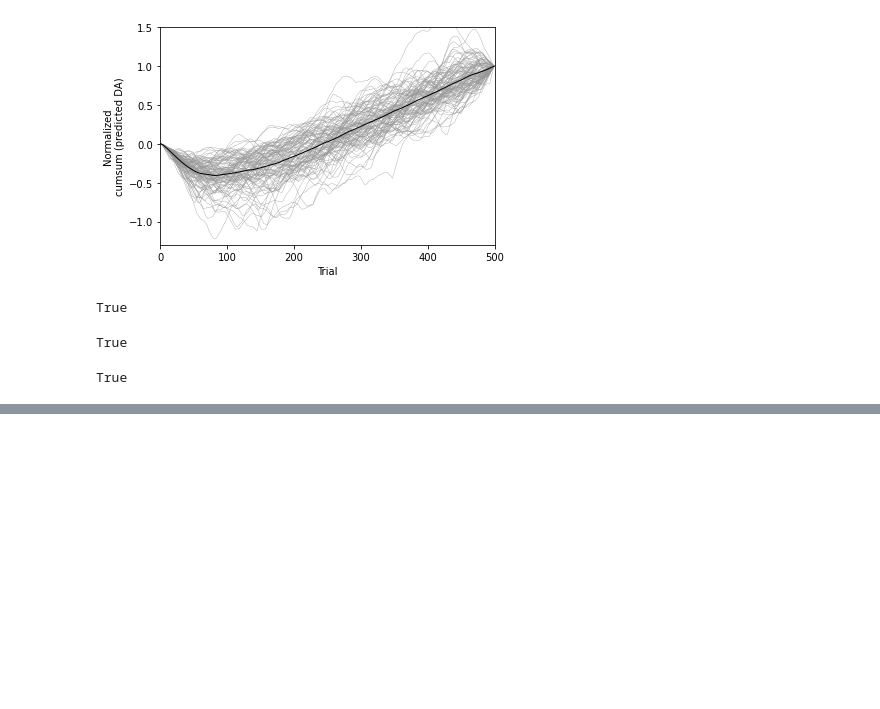
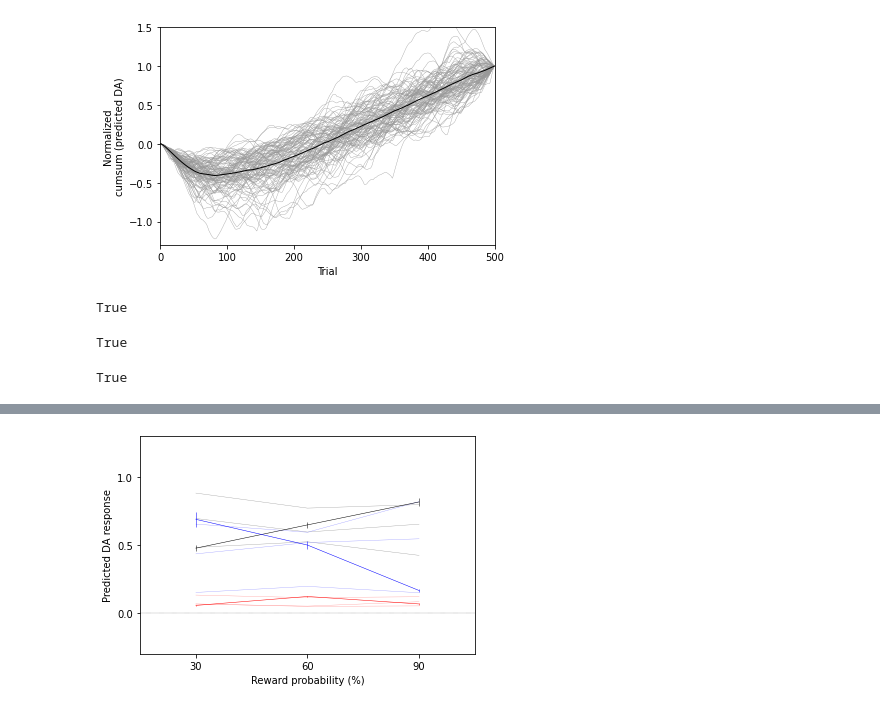
Before and after one commit to bitcloud2/ANCCR, a Jupyter notebook: nbs/utils.ipynb, the cells around one changed output, grey strips where cells are left out. Saved outputs shown, nothing was run; the diff lists cells and outputs as text; code cells hidden in the pictures; blank space fills up the shorter version.

```diff
--- a/nbs/utils.ipynb
+++ b/nbs/utils.ipynb
@@ -164,7 +164,7 @@ def calculate_anccr(
     nevent_for_edge = nevent_for_edge
 
     # omtrue: whether the omission state will be used or not in the calculation of ANCCR
-    omtrue = np.zeros((len(omidx),), dtype=bool)
+    omtrue = np.zeros((omidx.shape[1],), dtype=bool)
 
     uniquetime = np.unique(eventlog[:, 1])
 
@@ -335,7 +335,7 @@ def calculate_anccr(
             if subsamplingtime.size > 0:
                 for jjt in range(nextt, jt + 1):
                     if eventlog[jjt, 0] in omidx[0]:
-                        if not omtrue[omidx[0] == eventlog[jjt, 0]]:
+                        if not omtrue[omidx[0, 0] == eventlog[jjt, 0]]:
                             continue
                     Ei[int(eventlog[jjt, 0]) - 1, jt+1] += gamma[jt] ** (subsamplingtime[0] - eventlog[jjt, 1])
                 nextt = jt + 1
@@ -493,0 +787,23 @@ True
+# %%
+import matplotlib.pyplot as plt
+
+# Plot reward probability results
+clr_light = [[0.6, 0.6, 0.6], [0.6, 0.6, 1], [1, 0.6, 0.6]]
+clr = [[0, 0, 0], [0, 0, 1], [1, 0, 0]]
+fig, ax = plt.subplots()
+for i in range(3):
+    ax.plot(range(1, 4), np.squeeze(probability_results[:, :, i]), color=clr_light[i], linewidth=0.35)
+    ax.errorbar(range(1, 4), np.mean(probability_results[:, :, i], axis=0),
+                np.std(probability_results[:, :, i], axis=0) / np.sqrt(nIter),
+                color=clr[i], linewidth=0.5)
+ax.plot([0, 4], [0, 0], linestyle=':', color='k', linewidth=0.35)
+ax.set_xticks(range(1, 4))
+ax.set_xticklabels([int(x * 100) for x in rew_probs[0]])
+ax.set_yticks(np.arange(-0.5, 1.5, 0.5))
+ax.set_ylim([-0.3, 1.3])
+ax.set_xlim([0.5, 3.5])
+ax.set_xlabel('Reward probability (%)')
+ax.set_ylabel('Predicted DA response')
+plt.show()
+# %% [output]
+[figure, added]
```
Also changed, not shown: parts of 18 cells of this notebook.
